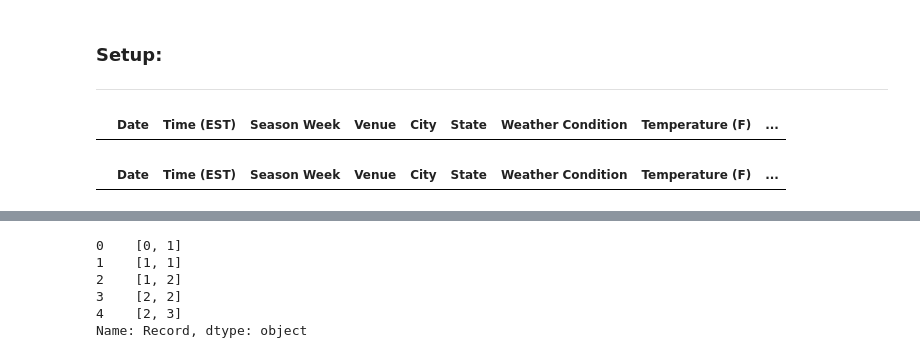
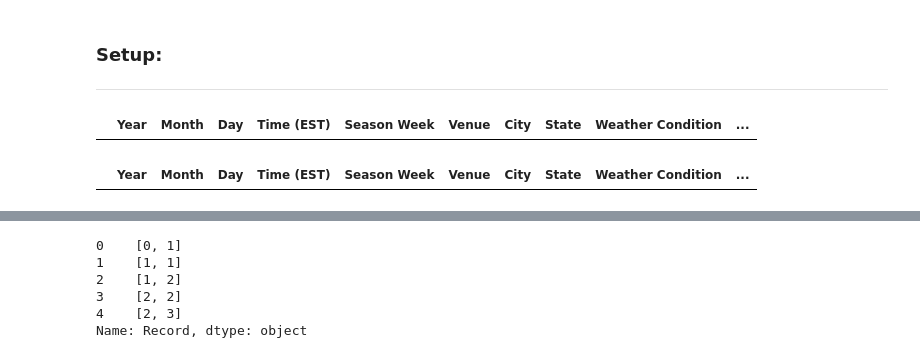
Before and after one commit to cwolf1424/Group_Project_4-NFL_Game_Outcome_Predictor, a Jupyter notebook: 03-Wrangling_Data/Wrangling_Data.ipynb, the cells around one changed output, grey strips where cells are left out. Drawn from its saved outputs; the diff is of its cells as text; code cells hidden in the pictures.

```diff
--- a/03-Wrangling_Data/Wrangling_Data.ipynb
+++ b/03-Wrangling_Data/Wrangling_Data.ipynb
@@ -47,31 +47,35 @@ teams_list = ["Arizona Cardinals",
 # %%
 # Create Master Home Dataframe
 master_home_df = pd.DataFrame({
-    "Date": [],
+    "Year":[],
+    "Month": [],
+    "Day":[],
     "Time (EST)":[],
     "Season Week":[],
     "Venue":[],
     "City":[],
     "State":[],
     "Weather Condition":[],
     "Temperature (F)":[],
 
     "Home Team": [],
     "Home Team Pre-Game Season W Streak":[],
     "Home Team Pre-Game Season L Streak":[],
     "Home Team Pre-Game Season W/L Ratio":[],
     "Home Team Pre-Game Season Avg Points For":[],
     "Home Team Pre-Game Season Avg Points Against":[],
 
     "Outcome":[]
 })
 master_home_df
 # %% [output]
-|  | Date | Time (EST) | Season Week | Venue | City | State | Weather Condition | Temperature (F) | ... |
+|  | Year | Month | Day | Time (EST) | Season Week | Venue | City | State | Weather Condition | ... |
 # %%
 # Create a Master Away Dataframe
 master_away_df = pd.DataFrame({
-    "Date": [],
+    "Year":[],
+    "Month": [],
+    "Day":[],
     "Time (EST)":[],
     "Season Week":[],
     "Venue":[],
@@ -91,7 +95,7 @@ master_away_df = pd.DataFrame({
 })
 master_away_df
 # %% [output]
-|  | Date | Time (EST) | Season Week | Venue | City | State | Weather Condition | Temperature (F) | ... |
+|  | Year | Month | Day | Time (EST) | Season Week | Venue | City | State | Weather Condition | ... |
 # %%
 # Read in CSV
 cur_df = pd.read_csv("Grabbing_Data_Exports/2022_Arizona_Cardinals.csv")
```
Also changed, not shown: parts of 3 cells of this notebook.
